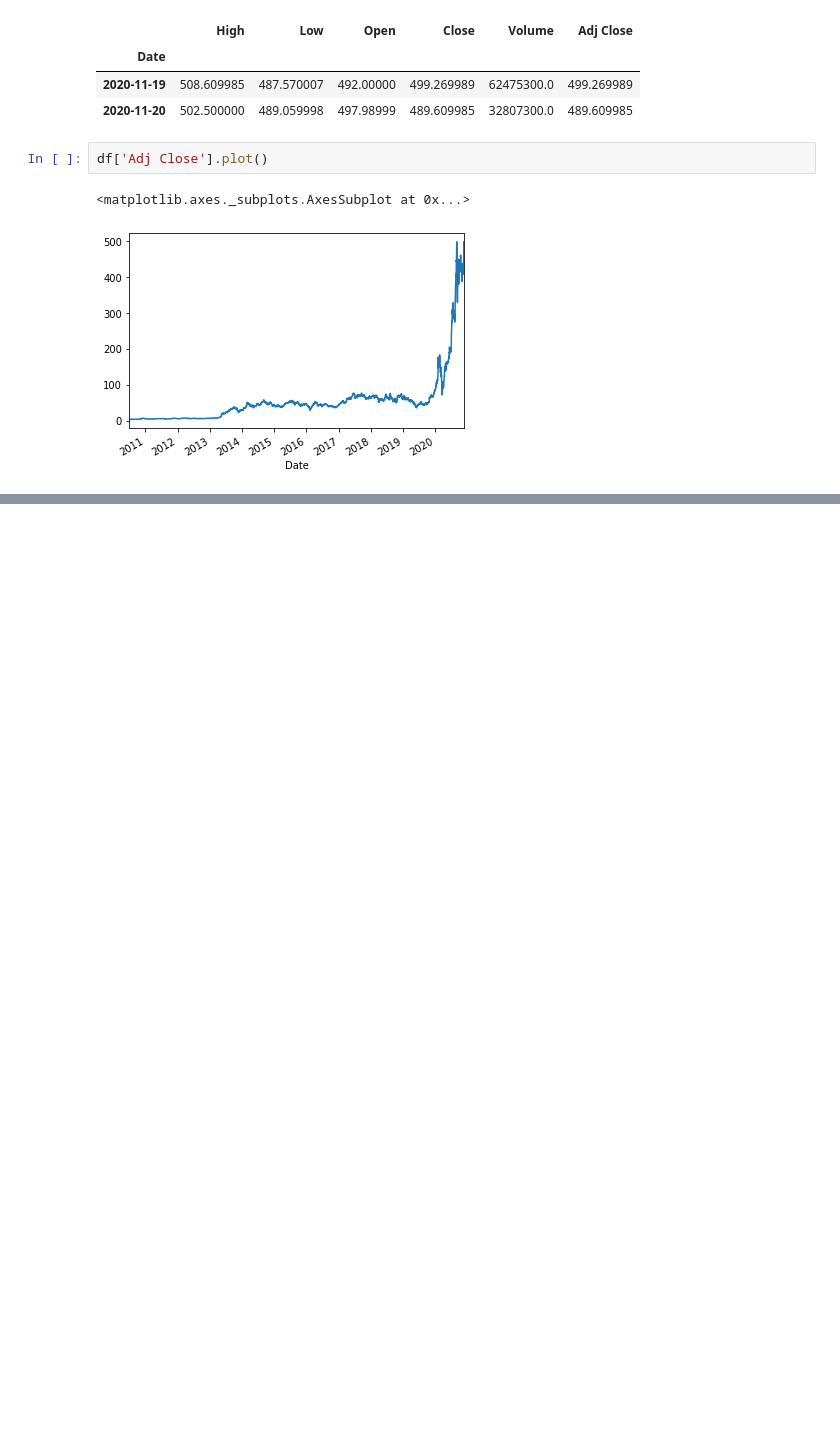
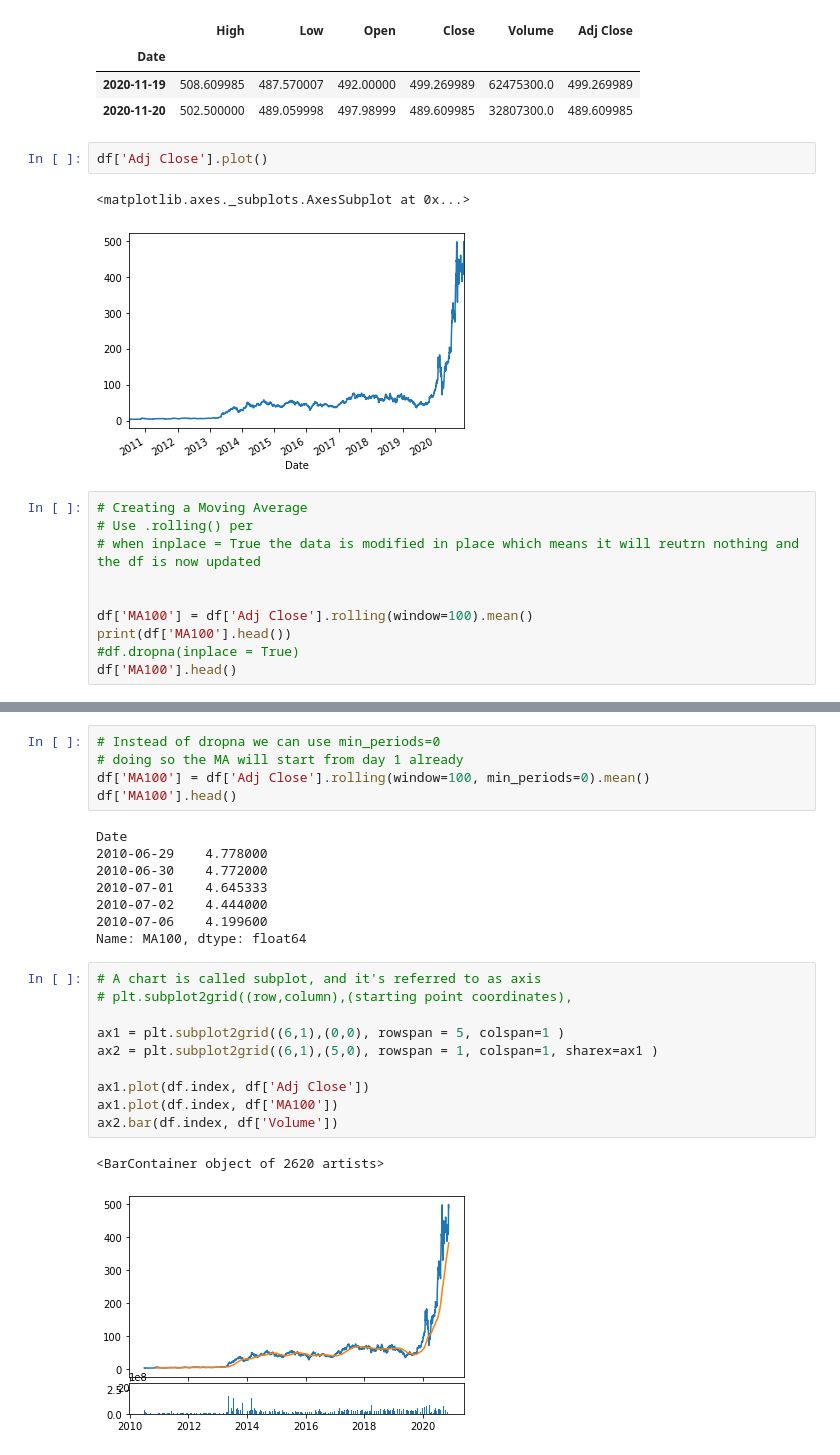
Before and after one commit to Ebitdaxter/portfolio-backtesting-0, a Jupyter notebook: portfolio_backtesting_0.ipynb, the cells around one changed output, grey strips where cells are left out. Cells and saved outputs as stored; diff of their text form; blank space fills up the shorter version.

```diff
--- a/portfolio_backtesting_0.ipynb
+++ b/portfolio_backtesting_0.ipynb
@@ -35,3 +36,13 @@ df['Adj Close'].plot()
 # %% [output]
 <matplotlib.axes._subplots.AxesSubplot at 0x...>
 [figure]
+# %%
+# Creating a Moving Average
+# Use .rolling() per
+# when inplace = True the data is modified in place which means it will reutrn nothing and the df is now updated
+
+
+df['MA100'] = df['Adj Close'].rolling(window=100).mean()
+print(df['MA100'].head())
+#df.dropna(inplace = True)
+df['MA100'].head()
@@ -37,0 +64,26 @@ df['Adj Close'].plot()
+# %%
+# Instead of dropna we can use min_periods=0
+# doing so the MA will start from day 1 already
+df['MA100'] = df['Adj Close'].rolling(window=100, min_periods=0).mean()
+df['MA100'].head()
+# %% [output]
+Date
+2010-06-29    4.778000
+2010-06-30    4.772000
+2010-07-01    4.645333
+2010-07-02    4.444000
+2010-07-06    4.199600
+Name: MA100, dtype: float64
+# %%
+# A chart is called subplot, and it's referred to as axis
+# plt.subplot2grid((row,column),(starting point coordinates),
+
+ax1 = plt.subplot2grid((6,1),(0,0), rowspan = 5, colspan=1 )
+ax2 = plt.subplot2grid((6,1),(5,0), rowspan = 1, colspan=1, sharex=ax1 )
+
+ax1.plot(df.index, df['Adj Close'])
+ax1.plot(df.index, df['MA100'])
+ax2.bar(df.index, df['Volume'])
+# %% [output]
+<BarContainer object of 2620 artists>
+[figure, added]
```
Also changed, not shown: parts of 2 cells of this notebook.
